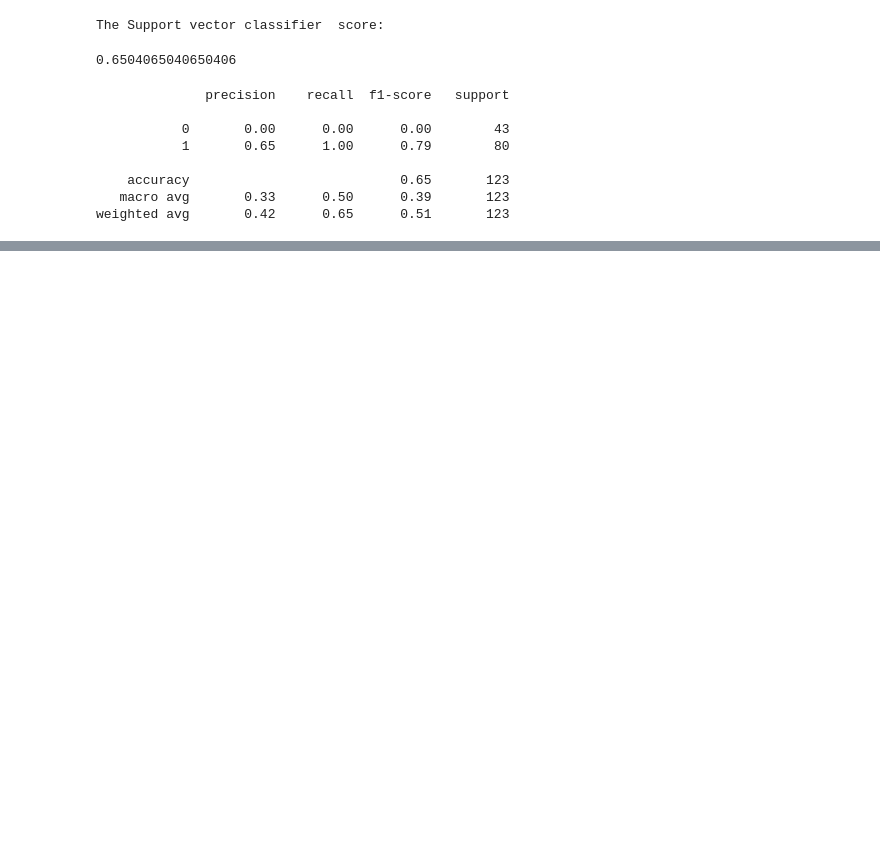
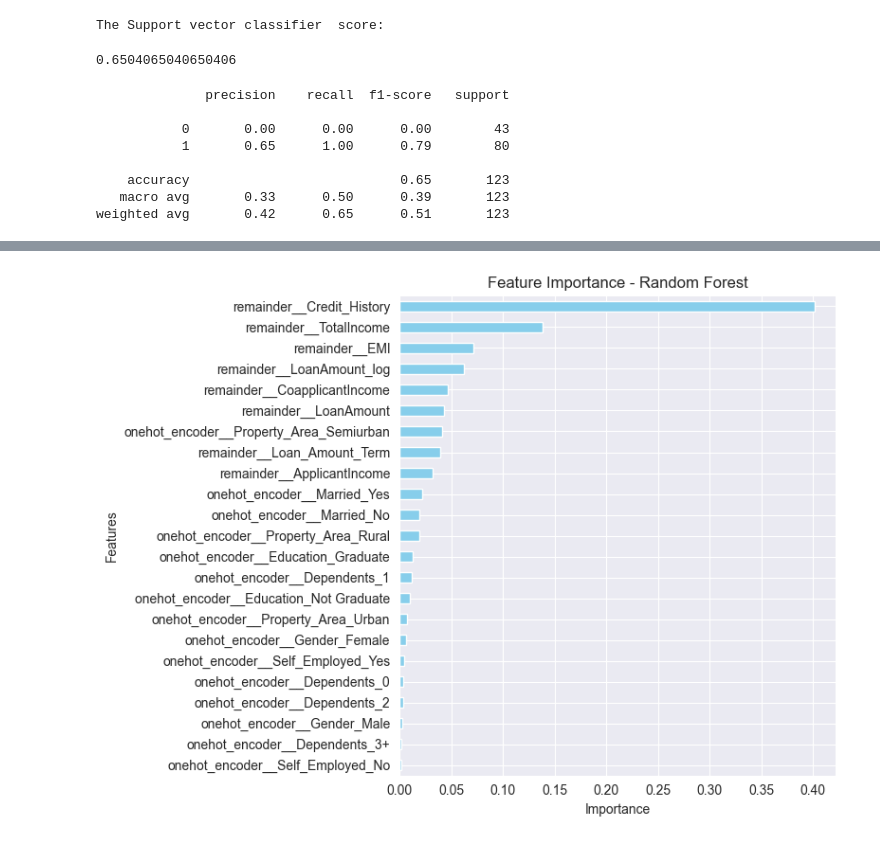
Before and after one commit to muhammederbay10/End-to-End-Loan-Eligibility-prediction-System-, a Jupyter notebook: eligibility prediction.ipynb, the cells around one changed output, grey strips where cells are left out. Cells and saved outputs as stored; diff of their text form; code cells hidden in the pictures; blank space fills up the shorter version.

Commit message:
improving the models

```diff
--- a/eligibility prediction.ipynb
+++ b/eligibility prediction.ipynb
@@ -264,9 +333,11 @@ Index(['Gender', 'Married', 'Dependents', 'Education', 'Self_Employed',
       dtype='object')
 # %%
 print("The decisiontree score:")
-y_proba = pipeline.predict_proba(x_test)[:, 1]
+
+dt_model.fit(x_train, y_train)
+y_proba = dt_model.predict_proba(x_test)[:, 1]
 threshold = 0.3
 y_pred = (y_proba >= threshold).astype(int)
-pipeline.score(x_test, y_test)
+dt_model.score(x_test, y_test)
 # %% [output]
 The decisiontree score:
@@ -297,8 +420,9 @@ weighted avg       0.71      0.72      0.71       123
 # %%
 print("The RandomForest score:")
-y_proba = pipeline1.predict_proba(x_test)[:, 1]
+rf_model.fit(x_train, y_train)
+y_proba = rf_model.predict_proba(x_test)[:, 1]
 threshold = 0.3
 y_pred = (y_proba >= threshold).astype(int)
-pipeline1.score(x_test, y_test)
+rf_model.score(x_test, y_test)
 # %% [output]
 The RandomForest score:
@@ -375,0 +720,18 @@ weighted avg       0.78      0.76      0.74       123
+# %%
+# Get the trained RandomForestClassifier from the pipeline
+rf_classifier = rf_model.named_steps['model']  # change 'model' if your step is named differently
+
+# Now this will work
+importances = pd.Series(rf_classifier.feature_importances_, index=cleaned_feature_names)
+importances = importances.sort_values()
+
+# Plot
+plt.figure(figsize=(8, 6))
+importances.plot(kind="barh", color="skyblue")
+plt.title("Feature Importance - Random Forest")
+plt.xlabel("Importance")
+plt.ylabel("Features")
+plt.tight_layout()
+plt.show()
+# %% [output]
+[figure, added]
```
Also changed, not shown: parts of 22 cells of this notebook, 1 other file.
